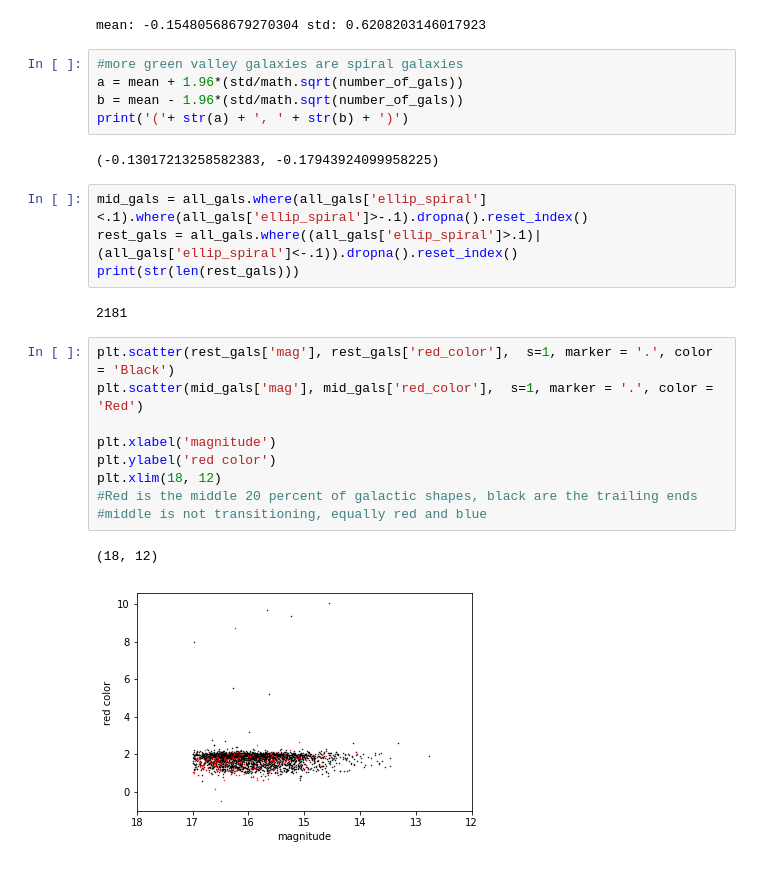
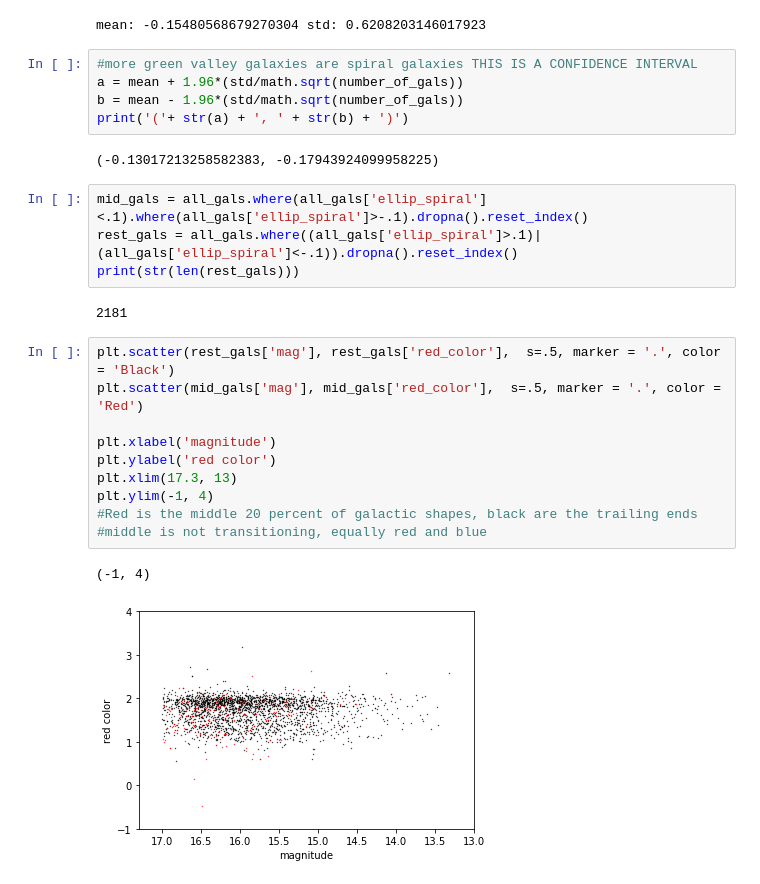
Before and after one commit to anikacave/morphology-analysis, a Jupyter notebook: Research.ipynb, the cells around one changed output. Saved outputs shown, nothing was run; the diff lists cells and outputs as text.

```diff
--- a/Research.ipynb
+++ b/Research.ipynb
@@ -375,7 +380,7 @@ print('mean: ' + str(mean) + ' ' + 'std: ' + str(std))
 # %% [output]
 mean: -0.15480568679270304 std: 0.6208203146017923
 # %%
-#more green valley galaxies are spiral galaxies
+#more green valley galaxies are spiral galaxies THIS IS A CONFIDENCE INTERVAL
 a = mean + 1.96*(std/math.sqrt(number_of_gals))
 b = mean - 1.96*(std/math.sqrt(number_of_gals))
 print('('+ str(a) + ', ' + str(b) + ')')
@@ -388,17 +393,18 @@ print(str(len(rest_gals)))
 # %% [output]
 2181
 # %%
-plt.scatter(rest_gals['mag'], rest_gals['red_color'],  s=1, marker = '.', color = 'Black')
-plt.scatter(mid_gals['mag'], mid_gals['red_color'],  s=1, marker = '.', color = 'Red')
+plt.scatter(rest_gals['mag'], rest_gals['red_color'],  s=.5, marker = '.', color = 'Black')
+plt.scatter(mid_gals['mag'], mid_gals['red_color'],  s=.5, marker = '.', color = 'Red')
 
 plt.xlabel('magnitude')
 plt.ylabel('red color')
-plt.xlim(18, 12)
+plt.xlim(17.3, 13)
+plt.ylim(-1, 4)
 #Red is the middle 20 percent of galactic shapes, black are the trailing ends
 #middle is not transitioning, equally red and blue
 # %% [output]
-(18, 12)
+(-1, 4)
-[figure, old version]
+[figure, new version]
 # %%
 plt.scatter(mid_gals['mag'], mid_gals['red_color'],  s=1, marker = '.', color = 'Red')
 
```
Also changed, not shown: parts of 17 cells of this notebook.
